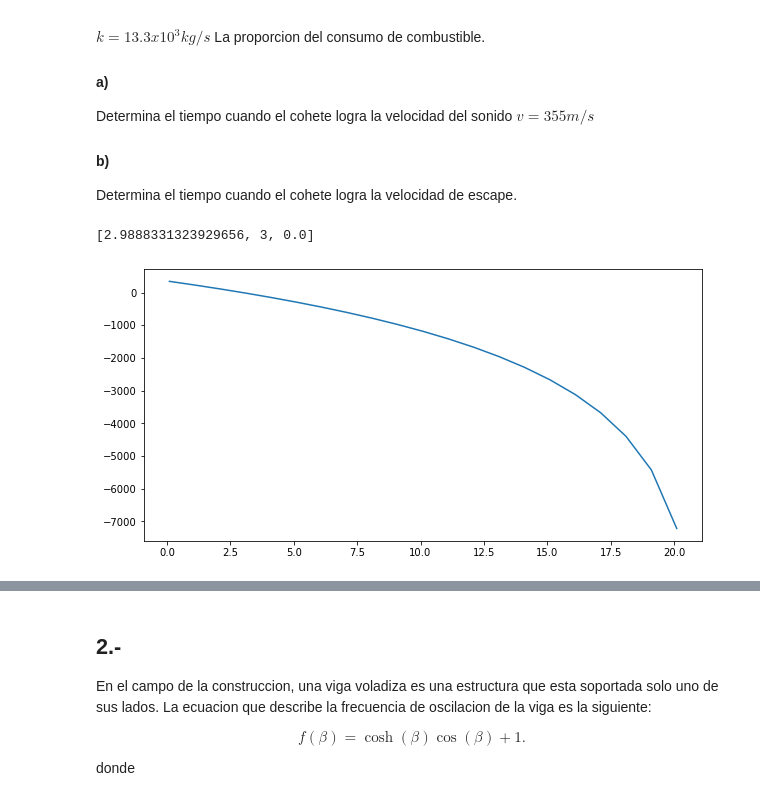
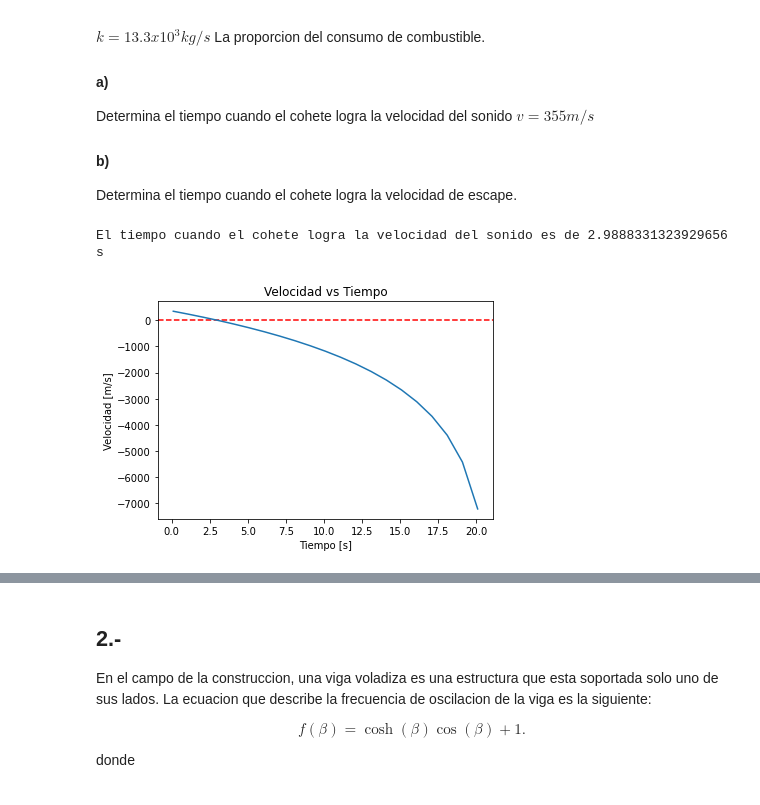
Before and after one commit to AndresAVargas/Fisica_Computacional, a Jupyter notebook: Practicas/Practica2.ipynb, the cells around one changed output, grey strips where cells are left out. Cells and saved outputs as stored; diff of their text form; code cells hidden in the pictures.

```diff
--- a/Practicas/Practica2.ipynb
+++ b/Practicas/Practica2.ipynb
@@ -27,6 +27,7 @@ Determina el tiempo cuando el cohete logra la velocidad del sonido $v=355m/s$
 #### b)
 Determina el tiempo  cuando el cohete logra la velocidad de escape.
 # %%
+#a)
 v=355
 g=9.81
 u=2510
@@ -36,33 +37,38 @@ k=13.3e3
 def f(t):
     x=v-(-g*t+u*log(M/(M-k*t)))
     return x
 
 t=arange(0.1,500)
+axhline(0, color="r", linestyle="--")
+title('Velocidad vs Tiempo')
+ylabel('Velocidad [m/s]')
+xlabel('Tiempo [s]')
 plot(t,f(t))
 
 def secante(f, x0, x1, delta):
     start=time.time()
     f0 = f(x0)
     f1 = f(x1)
     contador = 0
     res = [[x0, f(x0), np.nan], #nan es el paso inicial del Data Frame
            [x1, f(x1), x1 - x0],]
     while True:
         x2 = x1 - f1 * (x1 - x0) / (f1 - f0) #secante
         f2 = f(x2)
         res.append([x2, f2, x2-x1])
         if abs(x2-x1)<delta:
             break
         f0 = f1
         f1 = f2
         x0 = x1
         x1 = x2
         contador=contador+1
     end=time.time()
     tiempo=end-start
 #     error=abs(raiz-x2)
     return res, [x2,contador, tiempo]
-print(secante(f, 0.1, 3, 1e-9)[-1])
+T=secante(f, 0.1, 3, 1e-9)[-1][0]
+print("El tiempo cuando el cohete logra la velocidad del sonido es de", T, "s")
 # %% [output]
-[2.9888331323929656, 3, 0.0]
+El tiempo cuando el cohete logra la velocidad del sonido es de 2.9888331323929656 s
-[figure, old version]
+[figure, new version]
```
Also changed, not shown: parts of 4 cells of this notebook.
